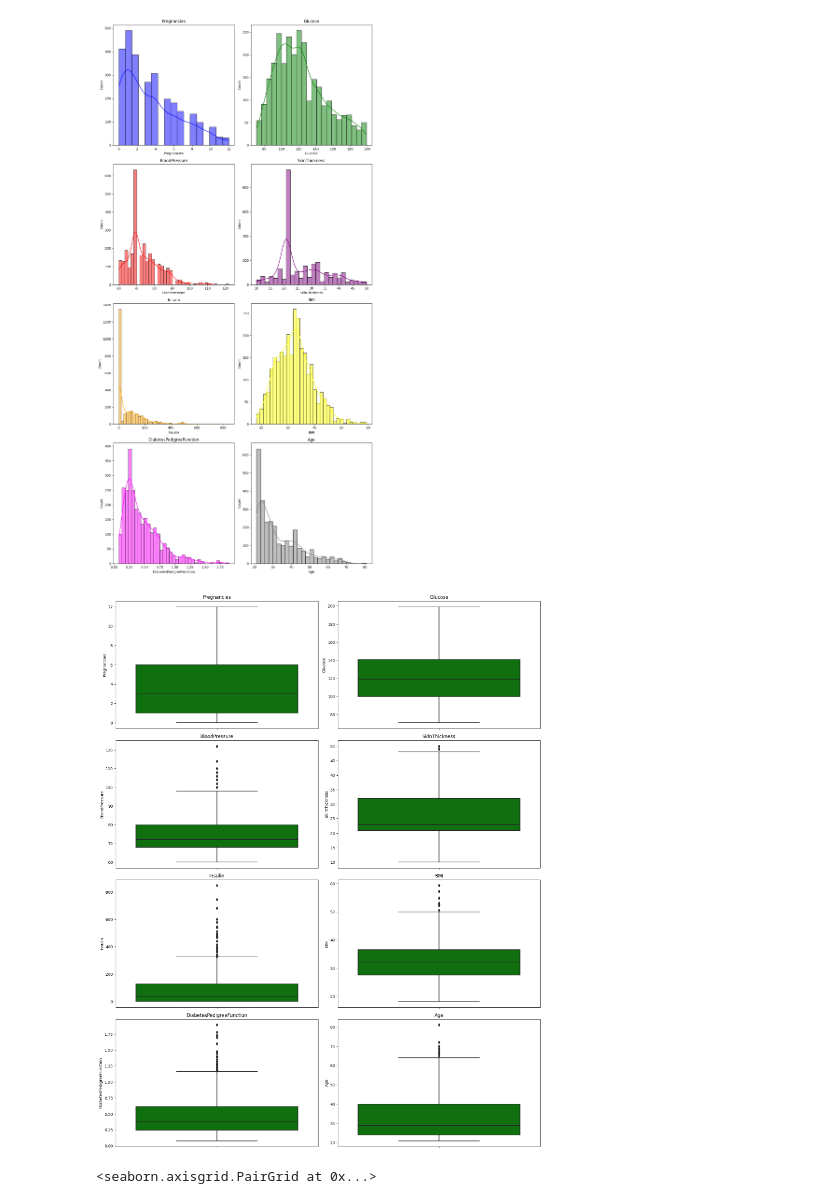
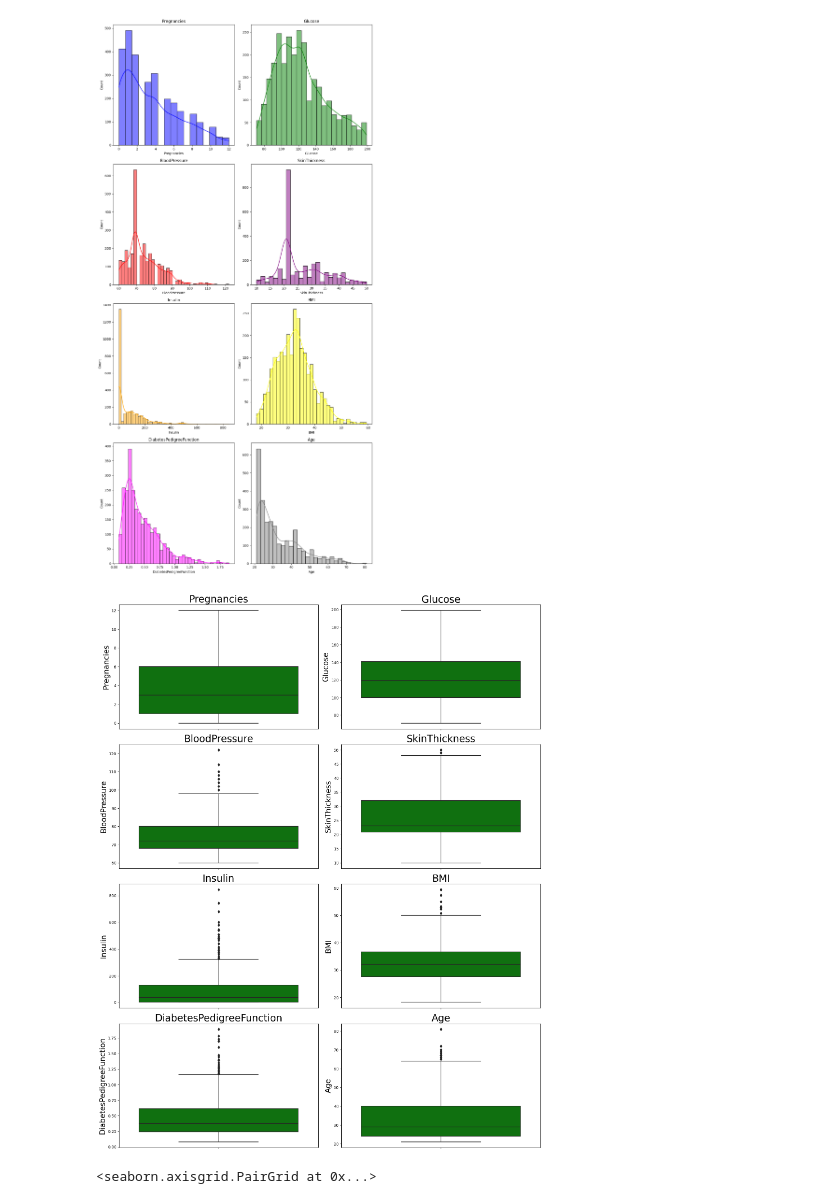
Before and after one commit to Toressy/Diabetes_prediction, a Jupyter notebook: diabetes-prediction.ipynb, the cells around one changed output. Drawn from its saved outputs; the diff is of its cells as text; code cells hidden in the pictures.

```diff
--- a/diabetes-prediction.ipynb
+++ b/diabetes-prediction.ipynb
@@ -218,20 +218,21 @@ plt.show()
 # %%
 # List of numeric columns to plot
 columns = ['Pregnancies', 'Glucose', 'BloodPressure', 'SkinThickness', 'Insulin', 'BMI', 'DiabetesPedigreeFunction', 'Age']
 
 # Set up the figure size
 plt.figure(figsize=(16, 20))  # Increase figure size to accommodate more subplots
 
 # Loop through the columns and create boxplots
 for i, col in enumerate(columns):
     plt.subplot(len(columns) // 2 + len(columns) % 2, 2, i+1)  # Create subplots in 2 columns
     sns.boxplot(data=df, y=col,  color='green')  # Create boxplot for each column
-    plt.title(col)  # Add a title for each plot
+    plt.title(col, fontsize=25)  # Add a title for each plot
+    plt.ylabel(col, fontsize=19 )
 
 plt.tight_layout()  # Adjust layout to prevent overlap
 plt.show()  # Display the plots
 # %% [output]
-[figure, old version]
+[figure, new version]
 # %%
 sns.pairplot(df, hue = "Outcome")
 # %% [output]
```
Also changed, not shown: parts of 29 cells of this notebook.
